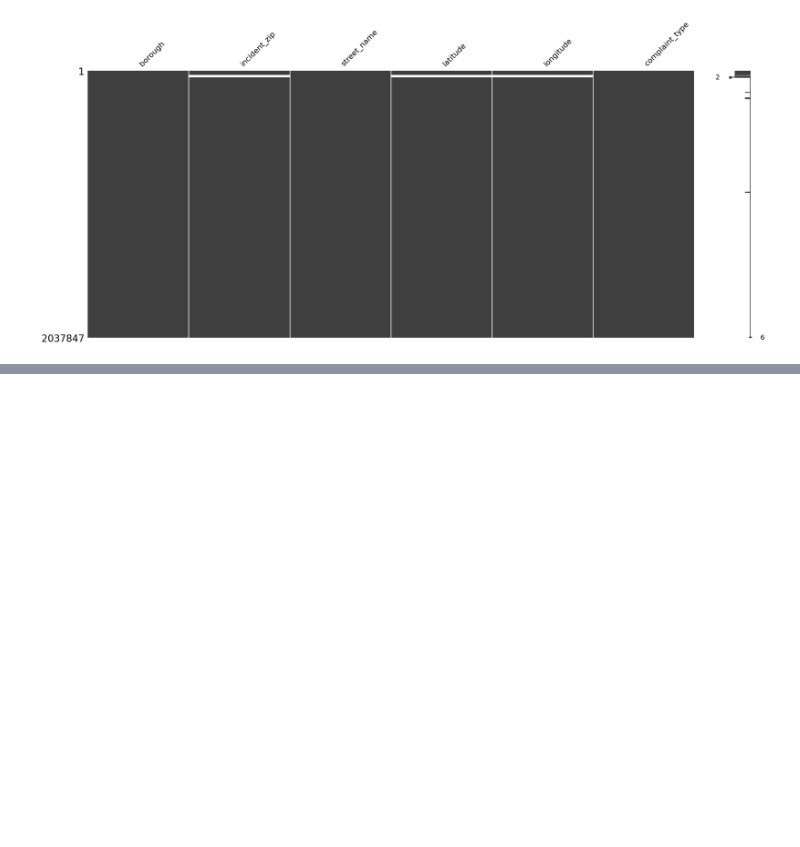
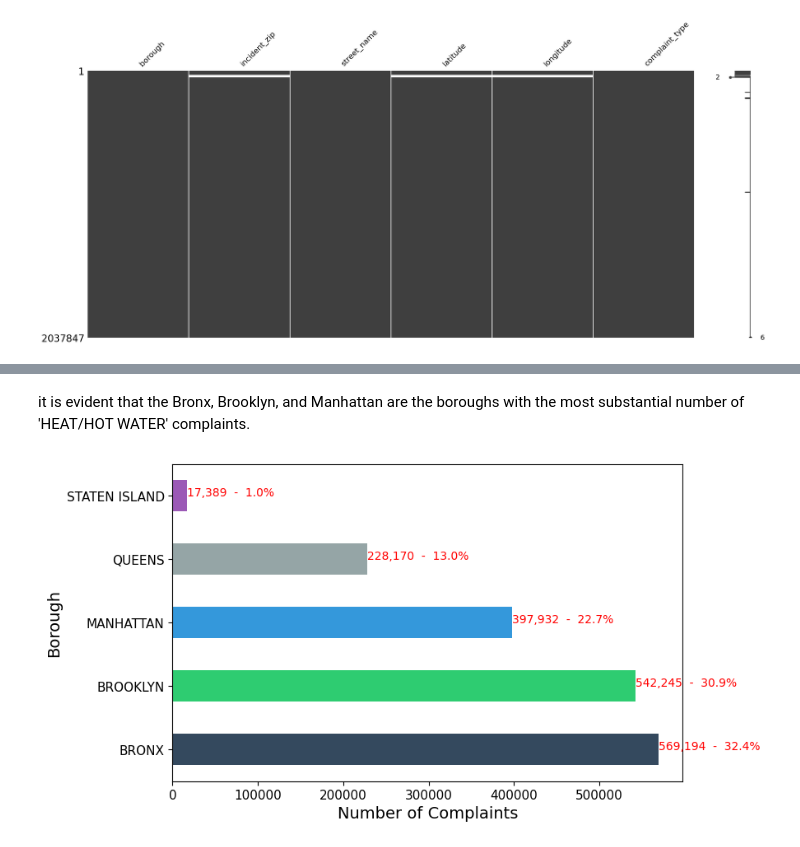
Before and after one commit to ram-polisetti/DataScience, a Jupyter notebook: nyc-311-request-analysis.ipynb, the cells around one changed output, grey strips where cells are left out. Drawn from its saved outputs; the diff is of its cells as text; code cells hidden in the pictures; blank space fills up the shorter version.

```diff
--- a/nyc-311-request-analysis.ipynb
+++ b/nyc-311-request-analysis.ipynb
@@ -353,0 +396,14 @@ msno.matrix(area_data)
+# %% [markdown]
+it is evident that the Bronx, Brooklyn, and Manhattan are the boroughs with the most substantial number of 'HEAT/HOT WATER' complaints.
+# %%
+ny_borough = area_data['borough'].value_counts().sort_values(ascending = False)
+
+ny_borough.plot(kind = 'barh', figsize = (8, 5), fontsize = 11, color = colors)
+plt.ylabel('Borough', fontsize = 14)
+plt.xlabel('Number of Complaints', fontsize = 14)
+
+for index, value in enumerate(ny_borough):
+    label = str(format(int(value), ',')) + '  -  {}%'.format(round( (value/ny_borough.sum())*100, 1))
+    plt.annotate(label, xy = (value , index), color = 'red')
+# %% [output]
+[figure, added]
```
Also changed, not shown: parts of 13 cells of this notebook.
